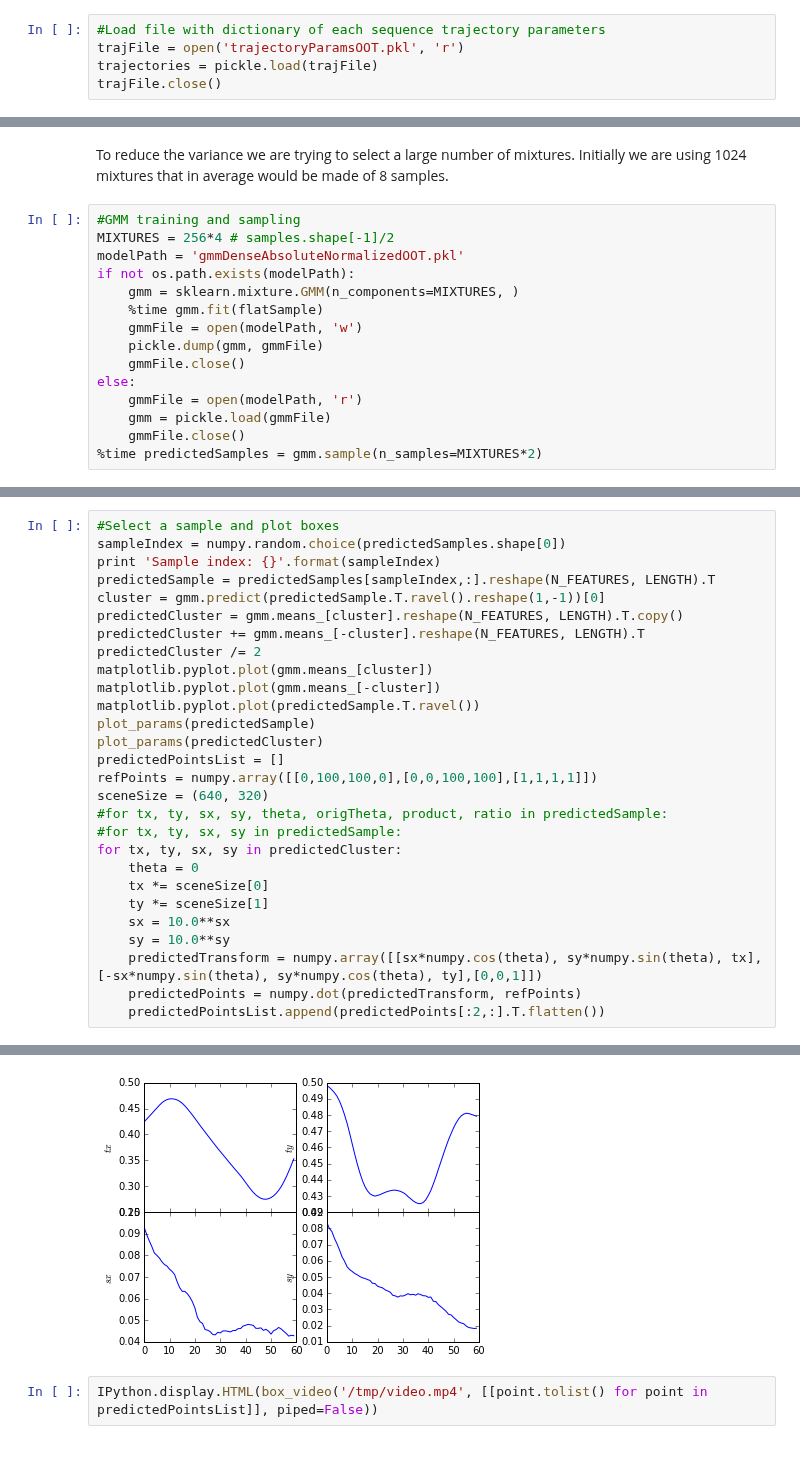
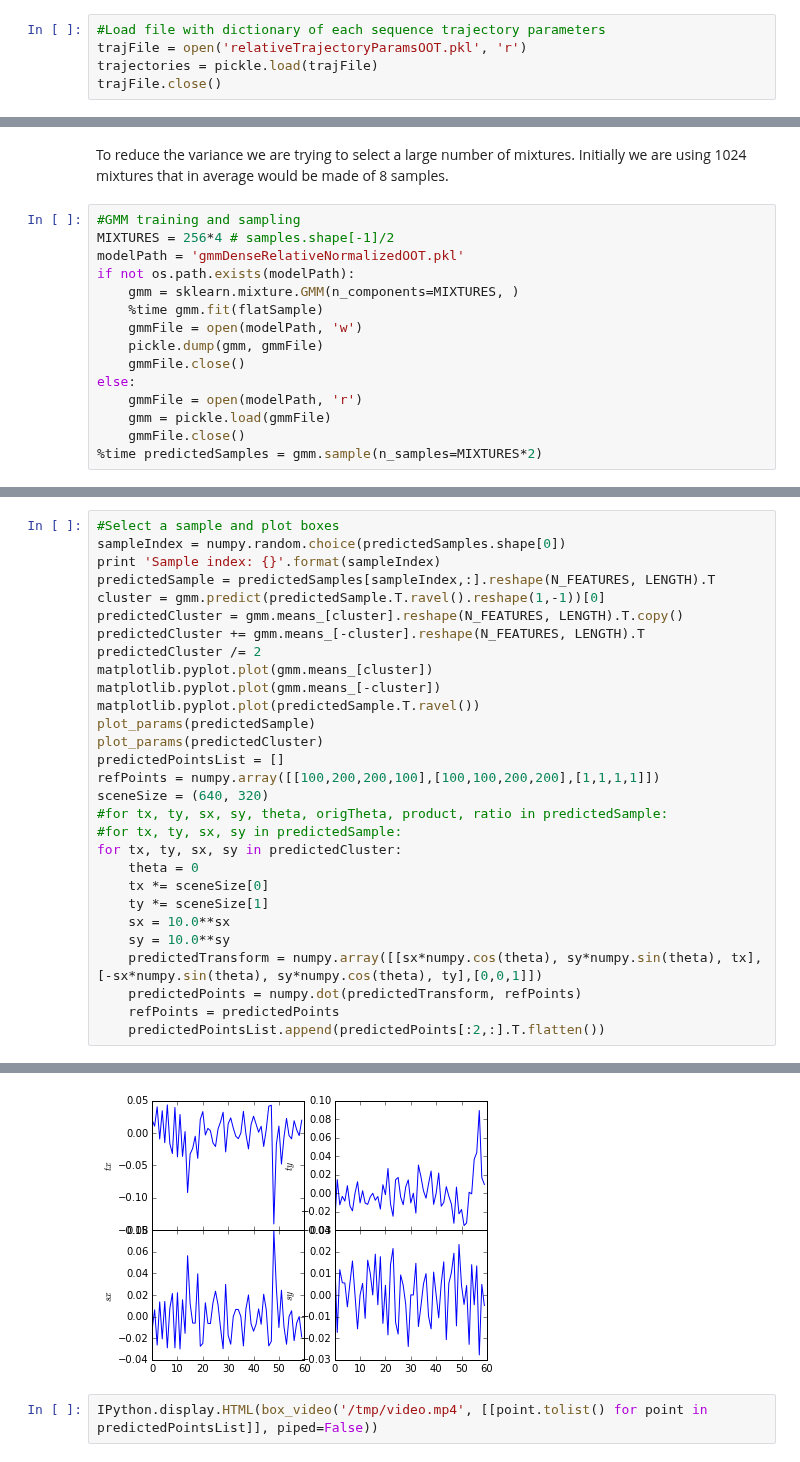
Before and after one commit to jccaicedo/localization-agent, a Jupyter notebook: notebooks/Trajectory generative model.ipynb, the cells around one changed output, grey strips where cells are left out. Drawn from its saved outputs; the diff is of its cells as text.

Commit message:
Notebooks with relative and absolute coordinate selection

```diff
--- a/notebooks/Trajectory generative model.ipynb
+++ b/notebooks/Trajectory generative model.ipynb
@@ -42,7 +42,7 @@ def plot_params(path, xTicks=None, create=True):
         matplotlib.pyplot.ylabel(titles[i])
 # %%
 #Load file with dictionary of each sequence trajectory parameters
-trajFile = open('trajectoryParamsOOT.pkl', 'r')
+trajFile = open('relativeTrajectoryParamsOOT.pkl', 'r')
 trajectories = pickle.load(trajFile)
 trajFile.close()
 # %%
@@ -158,7 +162,7 @@ To reduce the variance we are trying to select a large number of mixtures. Initi
 # %%
 #GMM training and sampling
 MIXTURES = 256*4 # samples.shape[-1]/2
-modelPath = 'gmmDenseAbsoluteNormalizedOOT.pkl'
+modelPath = 'gmmDenseRelativeNormalizedOOT.pkl'
 if not os.path.exists(modelPath):
     gmm = sklearn.mixture.GMM(n_components=MIXTURES, )
     %time gmm.fit(flatSample)
@@ -194,7 +196,7 @@ matplotlib.pyplot.plot(predictedSample.T.ravel())
 plot_params(predictedSample)
 plot_params(predictedCluster)
 predictedPointsList = []
-refPoints = numpy.array([[0,100,100,0],[0,0,100,100],[1,1,1,1]])
+refPoints = numpy.array([[100,200,200,100],[100,100,200,200],[1,1,1,1]])
 sceneSize = (640, 320)
 #for tx, ty, sx, sy, theta, origTheta, product, ratio in predictedSample:
 #for tx, ty, sx, sy in predictedSample:
@@ -206,5 +208,6 @@ for tx, ty, sx, sy in predictedCluster:
     sy = 10.0**sy
     predictedTransform = numpy.array([[sx*numpy.cos(theta), sy*numpy.sin(theta), tx],[-sx*numpy.sin(theta), sy*numpy.cos(theta), ty],[0,0,1]])
     predictedPoints = numpy.dot(predictedTransform, refPoints)
+    refPoints = predictedPoints
     predictedPointsList.append(predictedPoints[:2,:].T.flatten())
 # %% [output]
@@ -214,4 +217,4 @@ Sample index: 240
-[figure, old version]
+[figure, new version]
 # %%
 IPython.display.HTML(box_video('/tmp/video.mp4', [[point.tolist() for point in predictedPointsList]], piped=False))
 # %% [output]
```
Also changed, not shown: parts of 11 cells of this notebook, 3 other files.
